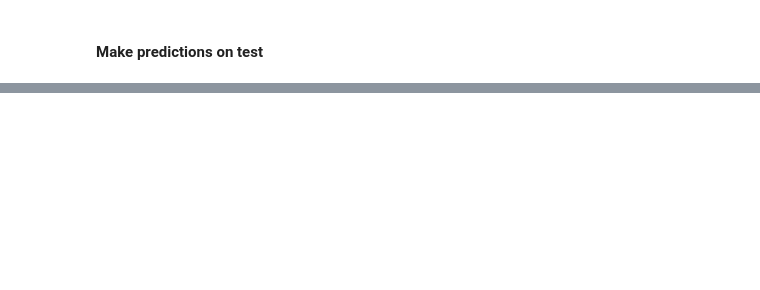
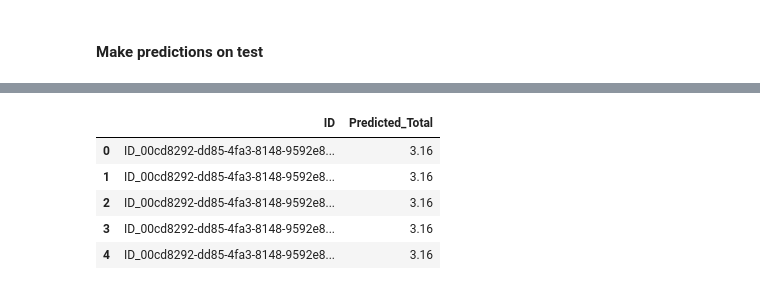
Before and after one commit to malambomutila/SUA-Outsmarting-Outbreaks-Challenge, a Jupyter notebook: 03_Scripts/Outsmart.ipynb, the cells around one changed output, grey strips where cells are left out. Saved outputs shown, nothing was run; the diff lists cells and outputs as text; code cells hidden in the pictures; blank space fills up the shorter version.

```diff
--- a/03_Scripts/Outsmart.ipynb
+++ b/03_Scripts/Outsmart.ipynb
@@ -529,0 +603,24 @@ merged_train_data.head()
+# %%
+# Align test dataset with training features
+for col in X.columns:
+    if col not in X_test_final.columns:
+        X_test_final[col] = 0  # Add missing feature with default value (e.g., zero)
+# %%
+# Ensure columns are in the same order as training
+X_test_final = X_test_final[X.columns]
+# %%
+# Make predictions on test data
+predictions = model.predict(X_test_final)
+# %%
+# Create the final DataFrame with ID and predictions
+sub_1 = test_df[['ID']].copy()
+sub_1['Predicted_Total'] = predictions
+# %%
+sub_1.head()
+# %% [output]
+|  | ID | Predicted_Total |
+| 0 | ID_00cd8292-dd85-4fa3-8148-9592e8... | 3.16 |
+| 1 | ID_00cd8292-dd85-4fa3-8148-9592e8... | 3.16 |
+| 2 | ID_00cd8292-dd85-4fa3-8148-9592e8... | 3.16 |
+| 3 | ID_00cd8292-dd85-4fa3-8148-9592e8... | 3.16 |
+| 4 | ID_00cd8292-dd85-4fa3-8148-9592e8... | 3.16 |
```
Also changed, not shown: parts of 15 cells of this notebook, 1 other file.
